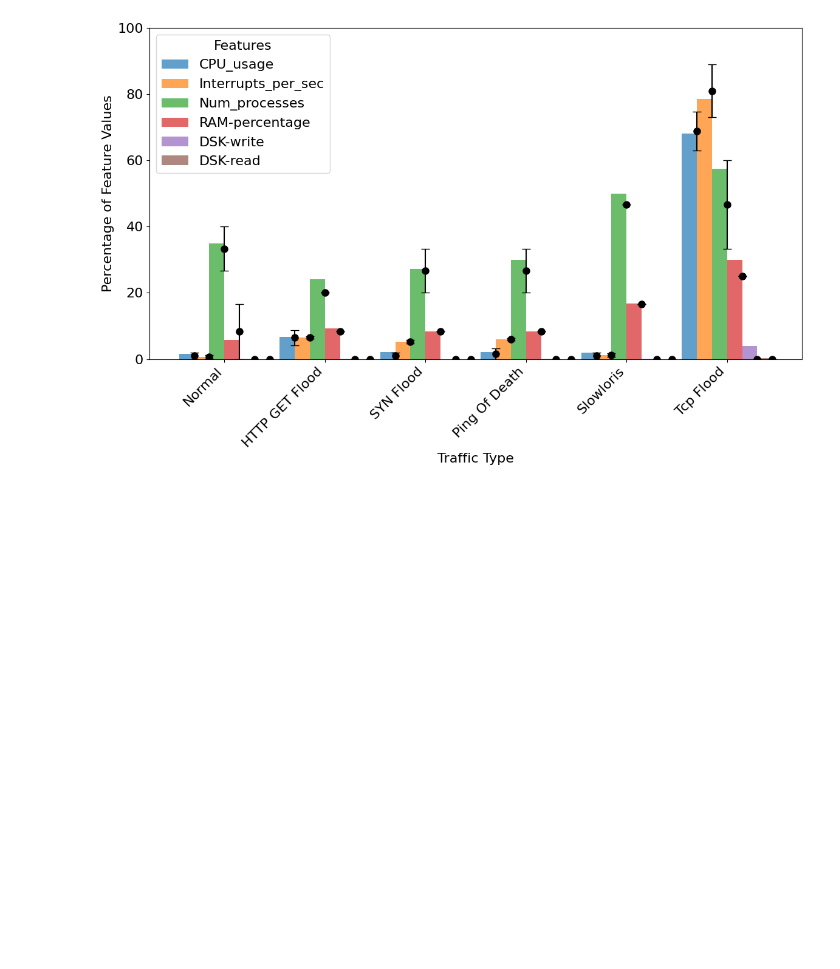
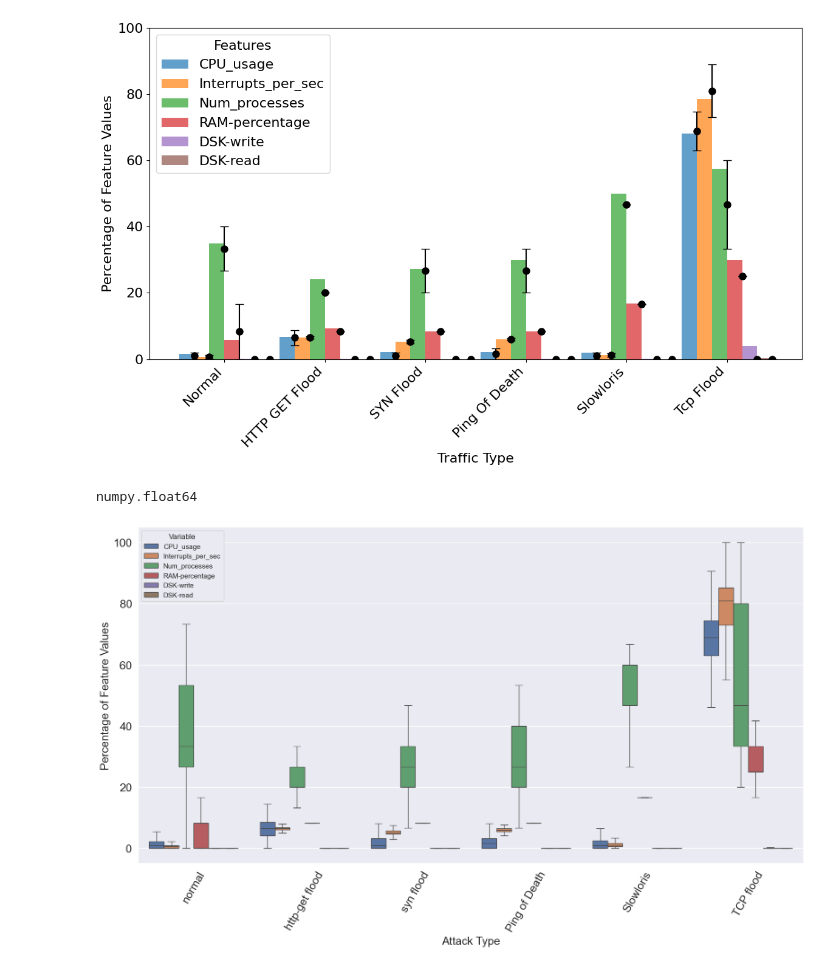
Before and after one commit to SmartSecLab/DDoS-detect., a Jupyter notebook: plots.ipynb, the cells around one changed output. Cells and saved outputs as stored; diff of their text form; code cells hidden in the pictures; blank space fills up the shorter version.

Commit message:
added boxplot

```diff
--- a/plots.ipynb
+++ b/plots.ipynb
@@ -144,3 +144,45 @@ fig.savefig('figure/ddos-sys.png')
 plt.show()
 # %% [output]
 [figure]
+# %%
+type(df.CPU_usage[0])
+# %% [output]
+numpy.float64
+# %%
+import seaborn as sns
+
+data = {'Attack_Type': list(df.Attack_Type),
+        'CPU_usage': list(df.CPU_usage),
+        'Interrupts_per_sec': list(df.Interrupts_per_sec),
+        'Num_processes': list(df.Num_processes),
+        'RAM-percentage': list(df['RAM-percentage']),
+        'DSK-write': list(df['DSK-write']),
+        'DSK-read': list(df['DSK-read'])}
+# %%
+import pandas as pd
+import seaborn as sns
+import matplotlib.pyplot as plt
+
+dfn = pd.DataFrame(data)
+# Set a larger font size for the plot
+sns.set(rc={'font.size': 12})
+
+
+# Reshape the DataFrame using melt
+df_melted = pd.melt(dfn, id_vars='Attack_Type', var_name='Variable', value_name='Value')
+
+plt.figure(figsize=(16, 10))
+# Box plot based on the 'Labels' column for both variables
+sns.boxplot(x='Attack_Type', y='Value', hue='Variable', data=df_melted, showfliers=False)
+# Rotate x-axis labels vertically
+plt.xticks(rotation=60, fontsize=18)
+plt.yticks(fontsize=18)
+# Set y-axis label
+plt.xlabel('Attack Type', fontsize=18)
+plt.ylabel('Percentage of Feature Values', fontsize=18)
+# plt.title('Percentage of Feature Values')
+plt.tight_layout(rect=[0, 0, 1, 0.97])  # Adjust the subplot layout
+plt.savefig('figure/ddos-sys.png')
+plt.show()
+# %% [output]
+[figure, added]
```
Also changed, not shown: parts of 2 cells of this notebook, 2 other files.
